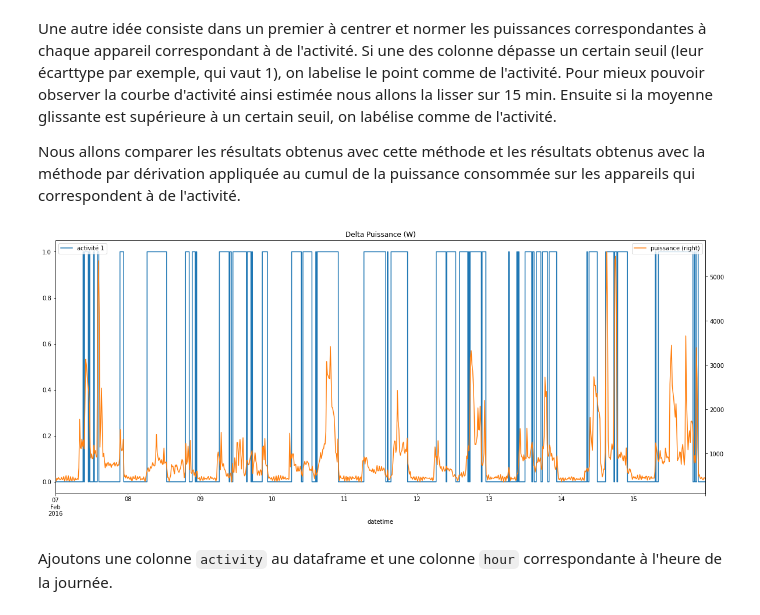
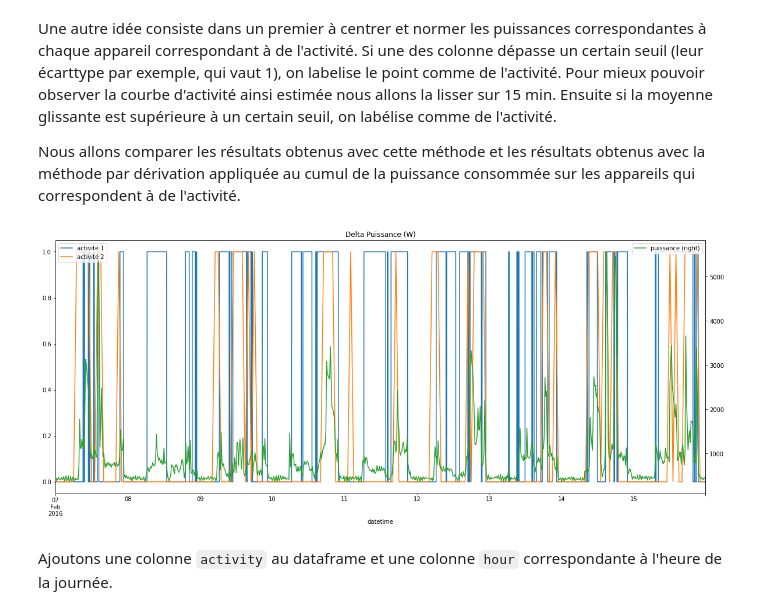
Before and after one commit to hugo-mi/Activity_Detection_From_Electrical_Consumption_Load_Curves, a Jupyter notebook: Exploratory Data Analysis/data_powers.ipynb, the cells around one changed output. Saved outputs shown, nothing was run; the diff lists cells and outputs as text; code cells hidden in the pictures.

````diff
--- a/Exploratory Data Analysis/data_powers.ipynb
+++ b/Exploratory Data Analysis/data_powers.ipynb
@@ -160,23 +160,23 @@ Nous allons comparer les résultats obtenus avec cette méthode et les résultat
 # %%
 fig, ax = plt.subplots(1, 1, figsize=(20,8))
 
 labels_active = h1_labels.loc[h1_labels['activity'] > 0, 'group'].unique()
 house1_power_blk1_diff = house1_power_blk1[labels_active].sum(axis=1).diff().resample(rule='0.25H').mean().interpolate(method='linear')
 house1_power_blk1_resample = house1_power_blk1[labels_active].sum(axis=1).resample(rule='0.25H').mean().interpolate(method='linear')
 
 house1_power_blk1_norm = (house1_power_blk1[labels_active] - house1_power_blk1[labels_active].mean()) / house1_power_blk1[labels_active].std()
 tol = 1 #house1_power_blk1_norm.std()
 
 #((house1_power_blk1_norm[labels_active].abs() > tol).any(axis=1)*1).plot(label='activité 1', ax=ax);
 #((house1_power_blk1_norm[labels_active].abs() > tol).any(axis=1)*1).resample(rule='0.25H').mean().plot(label='activité 1', ax=ax);
 ((((house1_power_blk1_norm[labels_active].abs() > tol).any(axis=1)*1).resample(rule='0.25H').mean() > 0.85)*1).resample(rule='S').interpolate(method='nearest').plot(label='activité 1', ax=ax);
-#((((house1_power_blk1_diff.abs() > house1_power_blk1_diff.std())*1).resample(rule='1H').mean() > 0.01)*1).plot(label='activité 2', ax=ax);
+((((house1_power_blk1_diff.abs() > house1_power_blk1_diff.std())*1).resample(rule='1H').mean() > 0.01)*1).plot(label='activité 2', ax=ax);
 axr = house1_power_blk1_resample.plot(title='Delta Puissance (W)',secondary_y=True, label='puissance', ax=ax);
 
 ax.legend(loc='upper left');
 axr.legend(loc='upper right');
 # %% [output]
-[figure, old version]
+[figure, new version]
 # %% [markdown]
 Ajoutons une colonne ```activity``` au dataframe et une colonne ```hour``` correspondante à l'heure de la journée.
 # %%
````
Also changed, not shown: parts of 5 cells of this notebook.
